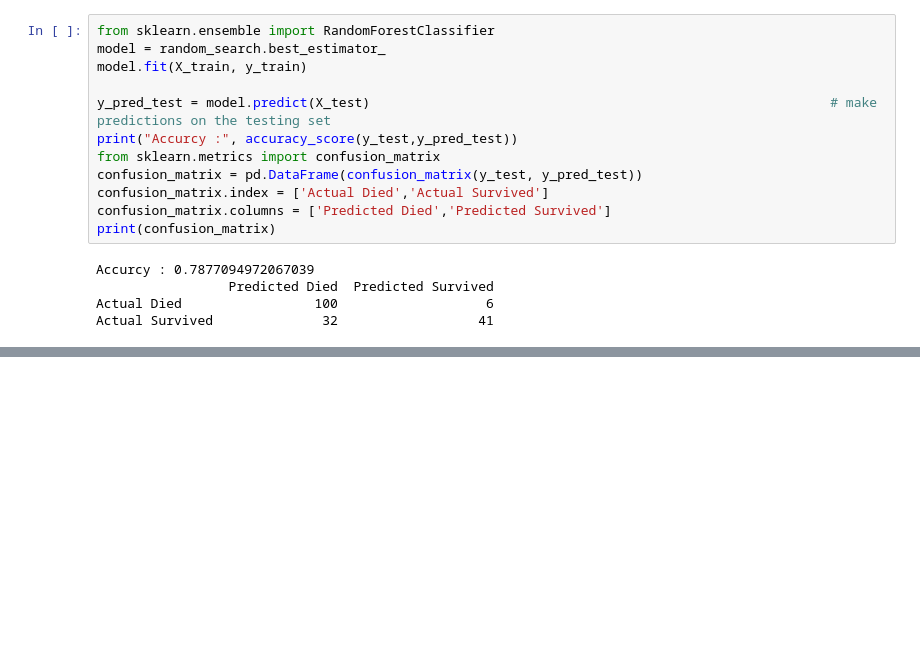
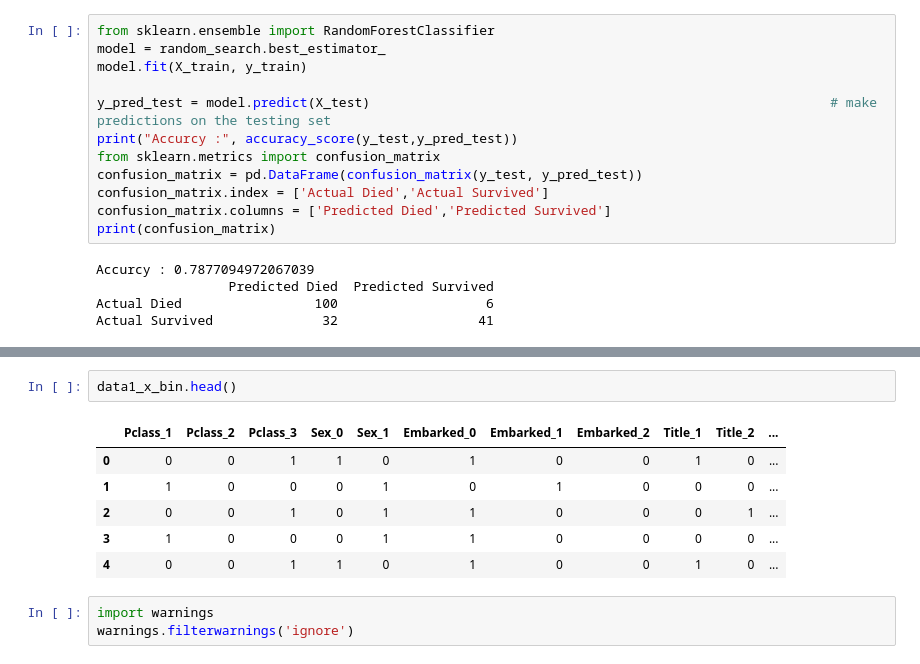
Before and after one commit to PriyankaGPawar/MachineLearningWith_Python, a Jupyter notebook: Class_Notebooks/Decision_Trees_(_Titanic_Dataset_).ipynb, the cells around one changed output, grey strips where cells are left out. Cells and saved outputs as stored; diff of their text form; blank space fills up the shorter version.

```diff
--- a/Class_Notebooks/Decision_Trees_(_Titanic_Dataset_).ipynb
+++ b/Class_Notebooks/Decision_Trees_(_Titanic_Dataset_).ipynb
@@ -731,0 +854,12 @@ Actual Survived              32                  41
+# %%
+data1_x_bin.head()
+# %% [output]
+|  | Pclass_1 | Pclass_2 | Pclass_3 | Sex_0 | Sex_1 | Embarked_0 | Embarked_1 | Embarked_2 | Title_1 | Title_2 | ... |
+| 0 | 0 | 0 | 1 | 1 | 0 | 1 | 0 | 0 | 1 | 0 | ... |
+| 1 | 1 | 0 | 0 | 0 | 1 | 0 | 1 | 0 | 0 | 0 | ... |
+| 2 | 0 | 0 | 1 | 0 | 1 | 1 | 0 | 0 | 0 | 1 | ... |
+| 3 | 1 | 0 | 0 | 0 | 1 | 1 | 0 | 0 | 0 | 0 | ... |
+| 4 | 0 | 0 | 1 | 1 | 0 | 1 | 0 | 0 | 1 | 0 | ... |
+# %%
+import warnings
+warnings.filterwarnings('ignore')
```
Also changed, not shown: parts of 12 cells of this notebook.
